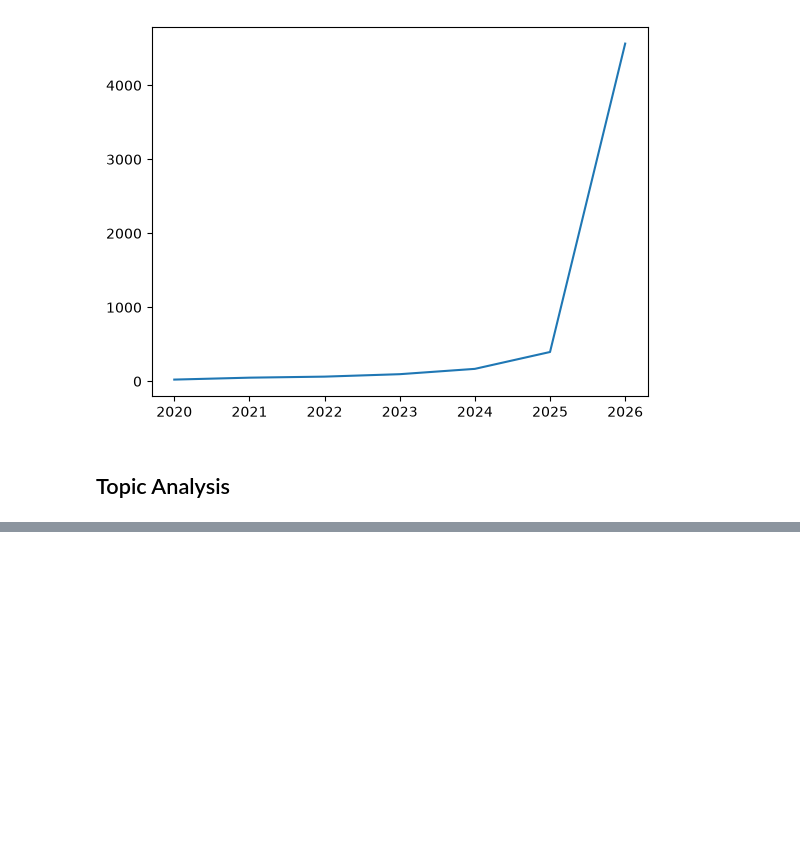
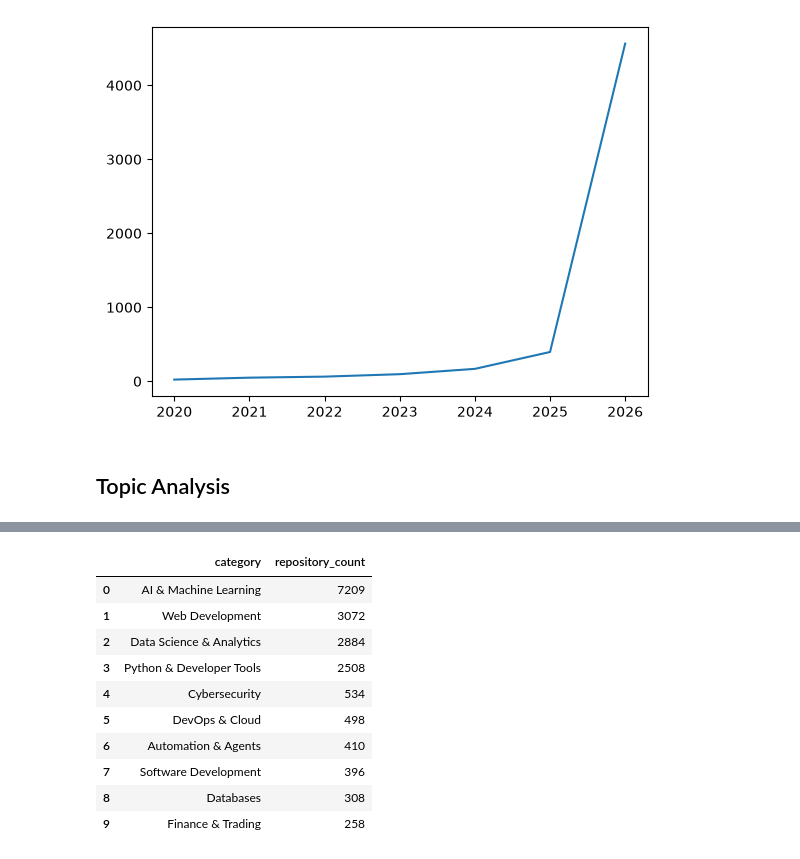
Before and after one commit to hellovishwas/python-ecosystem-intelligence, a Jupyter notebook: notebooks/03_github_eda.ipynb, the cells around one changed output, grey strips where cells are left out. Cells and saved outputs as stored; diff of their text form; code cells hidden in the pictures; blank space fills up the shorter version.

```diff
--- a/notebooks/03_github_eda.ipynb
+++ b/notebooks/03_github_eda.ipynb
@@ -158,0 +202,15 @@ top_topics
+# %%
+top_category_repo_count=topic_summary.groupby("category")["repository_count"].sum().sort_values(ascending=False).head(11).tail(10).reset_index()
+top_category_repo_count
+# %% [output]
+|  | category | repository_count |
+| 0 | AI & Machine Learning | 7209 |
+| 1 | Web Development | 3072 |
+| 2 | Data Science & Analytics | 2884 |
+| 3 | Python & Developer Tools | 2508 |
+| 4 | Cybersecurity | 534 |
+| 5 | DevOps & Cloud | 498 |
+| 6 | Automation & Agents | 410 |
+| 7 | Software Development | 396 |
+| 8 | Databases | 308 |
+| 9 | Finance & Trading | 258 |
```
Also changed, not shown: parts of 13 cells of this notebook.
